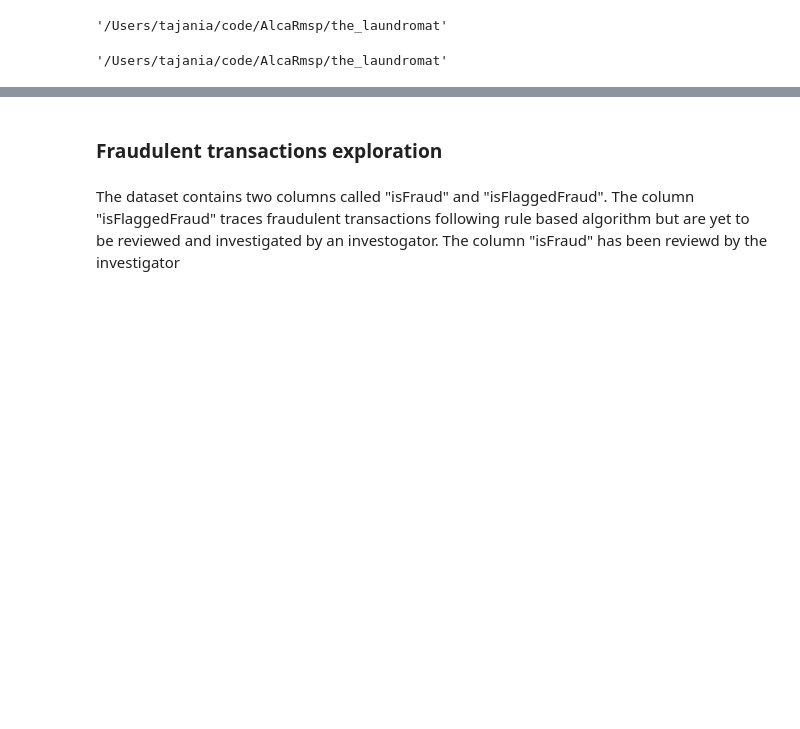
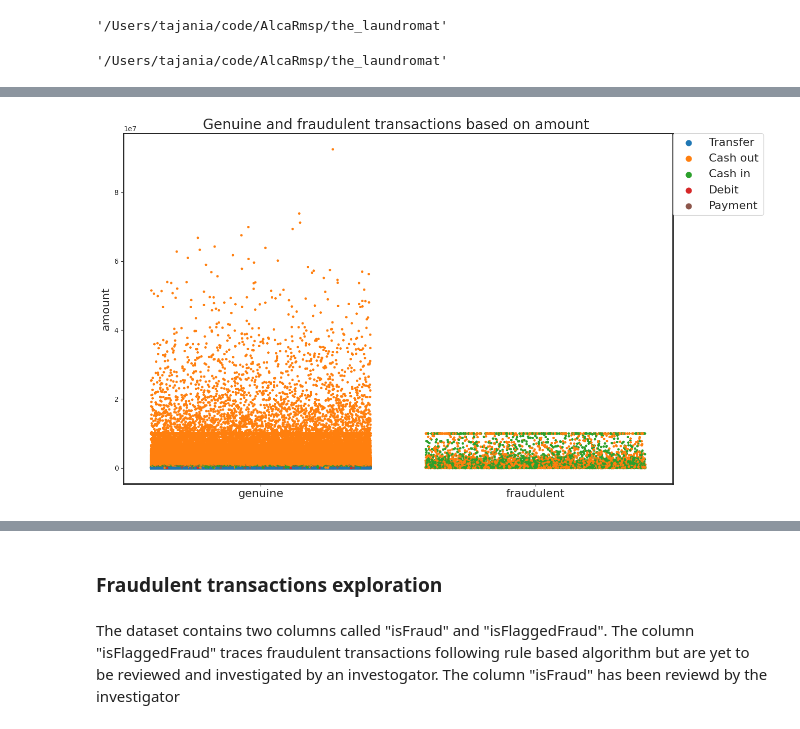
Before and after one commit to AlcaRmsp/the_laundromat, a Jupyter notebook: Data-Modeling_TK_Rebalancing_ytest.ipynb, the cells around one changed output, grey strips where cells are left out. Cells and saved outputs as stored; diff of their text form; code cells hidden in the pictures; blank space fills up the shorter version.

```diff
--- a/Data-Modeling_TK_Rebalancing_ytest.ipynb
+++ b/Data-Modeling_TK_Rebalancing_ytest.ipynb
@@ -63,3 +65,9 @@ transactions over time', size = 20);
+# %%
+ax = plotStrip(df['isFraud'][:len(df)], df['amount'][:len(df)], df['type'][:len(df)])
+ax.set_ylabel('amount', size = 16)
+ax.set_title('Genuine and fraudulent transactions based on amount ', size = 20);
+# %% [output]
+[figure, added]
 # %%
 # change names of the columns to be uniform
 df = df.rename(columns={'oldbalanceOrg':'oldBalanceOrig', 'newbalanceOrig':'newBalanceOrig', \
```
Also changed, not shown: parts of 92 cells of this notebook.
